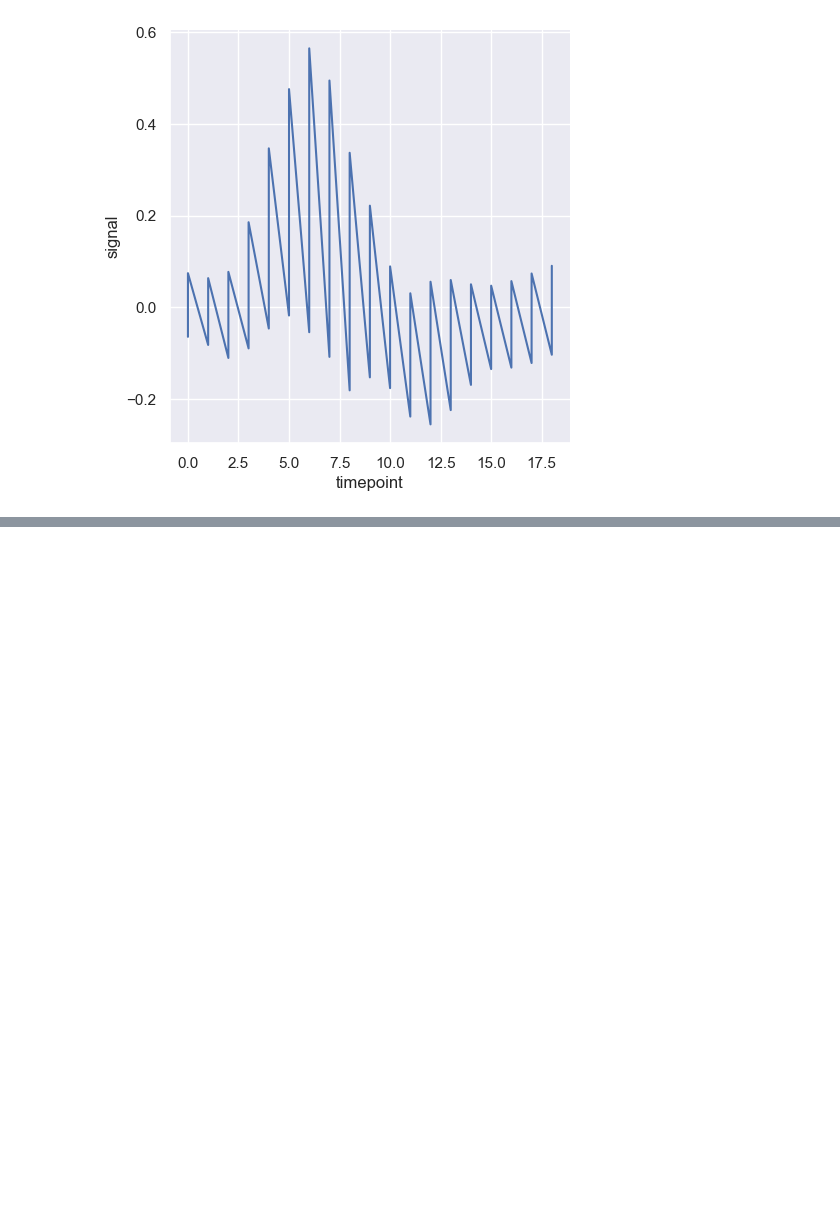
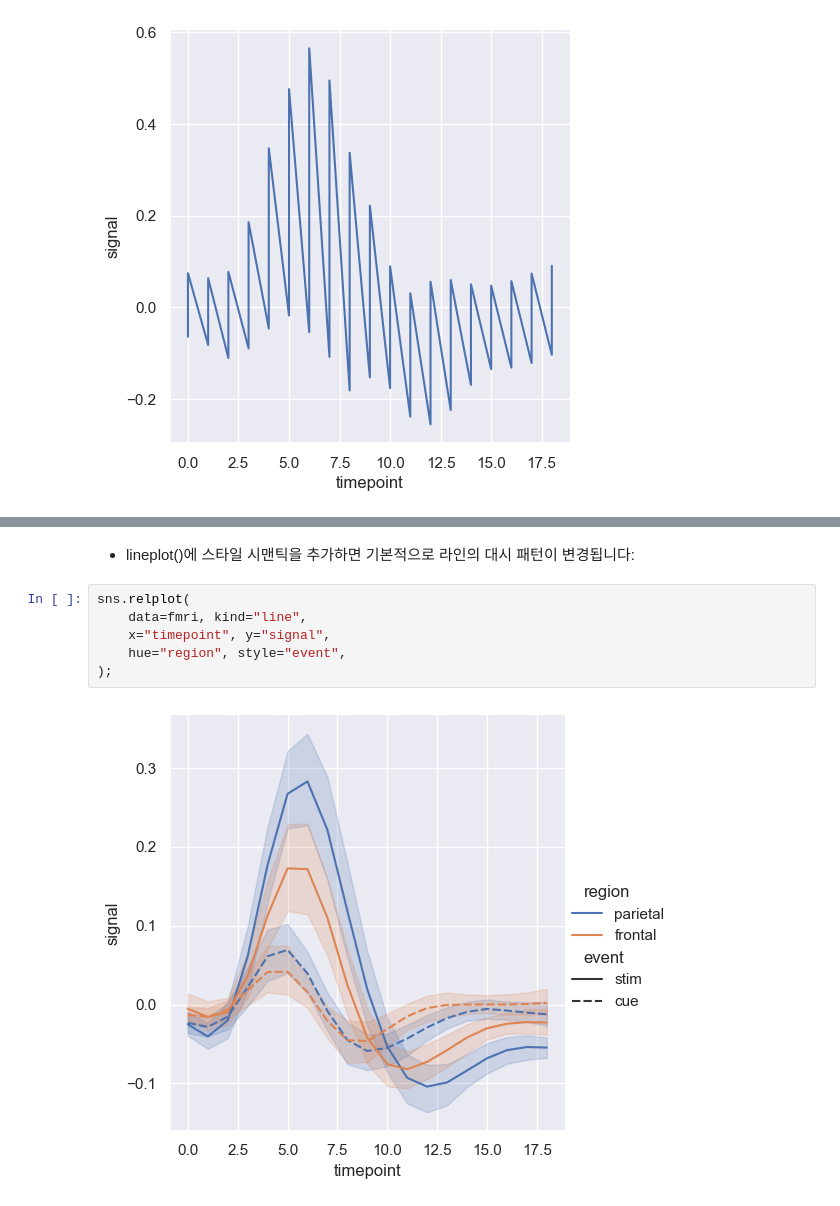
Before and after one commit to kinghy00/Seaborn-Tutorial, a Jupyter notebook: Visualizing_statistical_relationships.ipynb, the cells around one changed output, grey strips where cells are left out. Cells and saved outputs as stored; diff of their text form; blank space fills up the shorter version.

```diff
--- a/Visualizing_statistical_relationships.ipynb
+++ b/Visualizing_statistical_relationships.ipynb
@@ -195,0 +211,10 @@ sns.relplot(
+# %% [markdown]
+- lineplot()에 스타일 시맨틱을 추가하면 기본적으로 라인의 대시 패턴이 변경됩니다:
+# %%
+sns.relplot(
+    data=fmri, kind="line",
+    x="timepoint", y="signal",
+    hue="region", style="event",
+);
+# %% [output]
+[figure, added]
```
Also changed, not shown: parts of 21 cells of this notebook.
